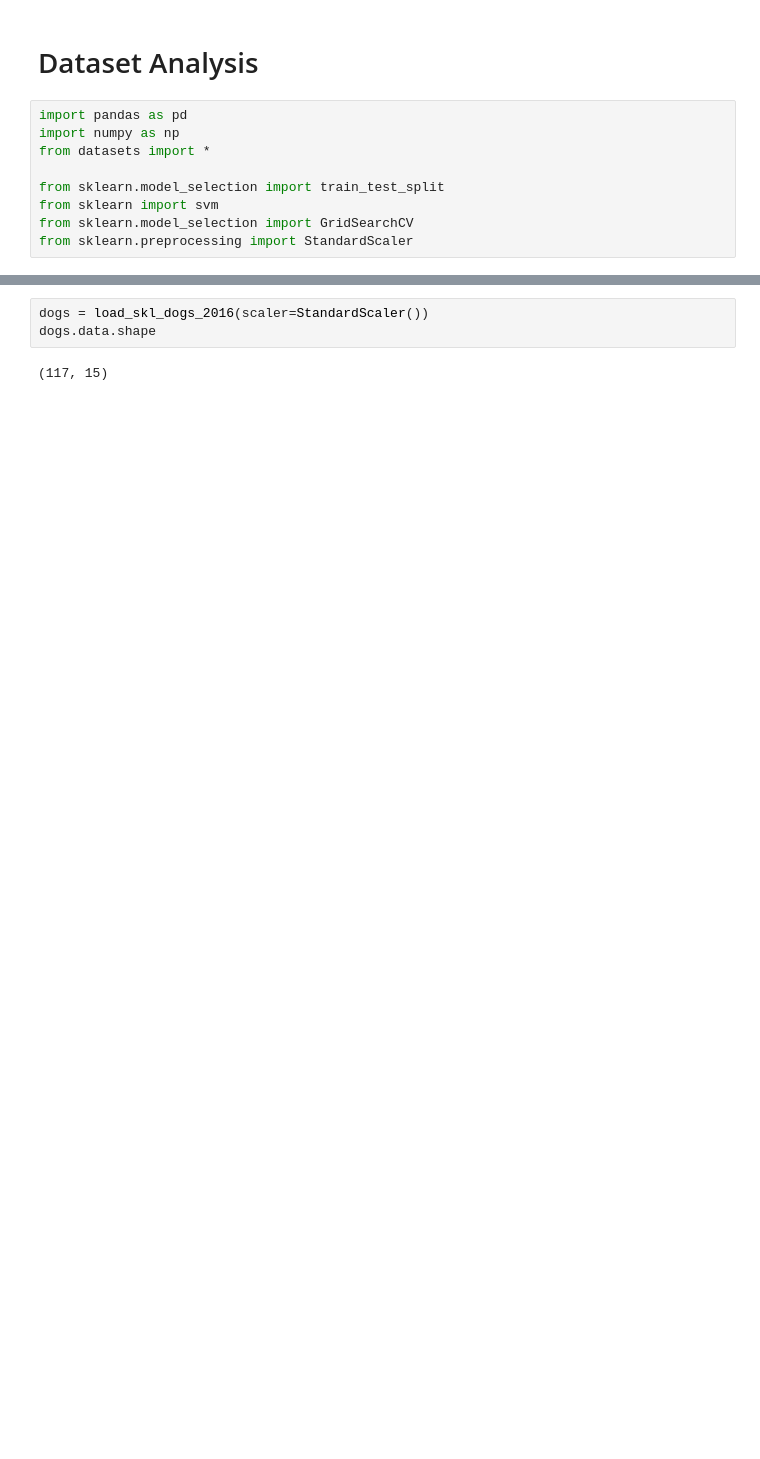
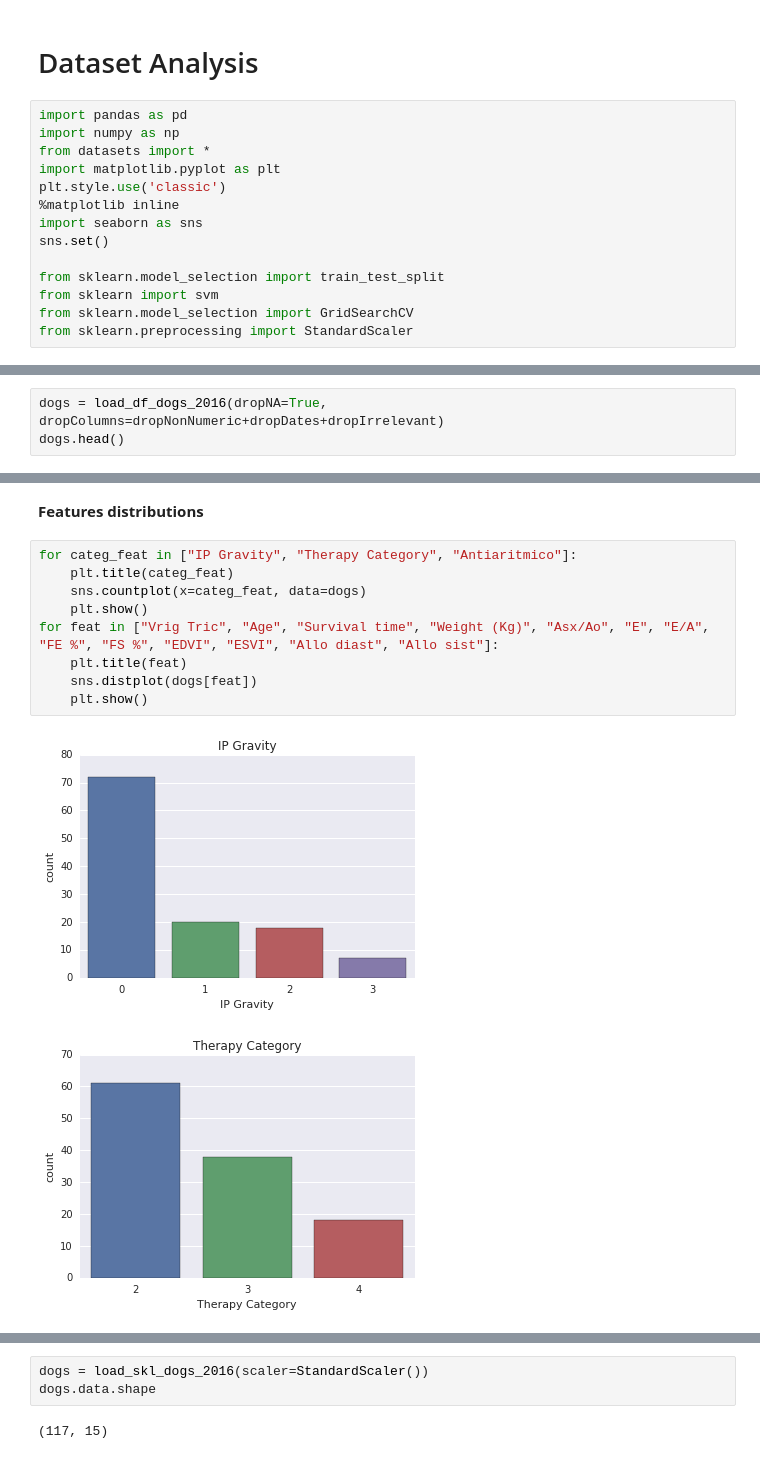
Before and after one commit to Scienziatopazzo/svm-thesis, a Jupyter notebook: experiments/Dataset Analysis.ipynb, the cells around one changed output, grey strips where cells are left out. Cells and saved outputs as stored; diff of their text form; blank space fills up the shorter version.

```diff
--- a/experiments/Dataset Analysis.ipynb
+++ b/experiments/Dataset Analysis.ipynb
@@ -4,6 +4,11 @@
 import pandas as pd
 import numpy as np
 from datasets import *
+import matplotlib.pyplot as plt
+plt.style.use('classic')
+%matplotlib inline
+import seaborn as sns
+sns.set()
 
 from sklearn.model_selection import train_test_split
 from sklearn import svm
@@ -11,0 +19,3 @@ from sklearn.preprocessing import StandardScaler
+# %%
+dogs = load_df_dogs_2016(dropNA=True, dropColumns=dropNonNumeric+dropDates+dropIrrelevant)
+dogs.head()
@@ -11,0 +29,14 @@ from sklearn.preprocessing import StandardScaler
+# %% [markdown]
+**Features distributions**
+# %%
+for categ_feat in ["IP Gravity", "Therapy Category", "Antiaritmico"]:
+    plt.title(categ_feat)
+    sns.countplot(x=categ_feat, data=dogs)
+    plt.show()
+for feat in ["Vrig Tric", "Age", "Survival time", "Weight (Kg)", "Asx/Ao", "E", "E/A", "FE %", "FS %", "EDVI", "ESVI", "Allo diast", "Allo sist"]:
+    plt.title(feat)
+    sns.distplot(dogs[feat])
+    plt.show()
+# %% [output]
+[figure, added]
+[figure, added]
```
Also changed, not shown: parts of 12 cells of this notebook, 3 other files.
